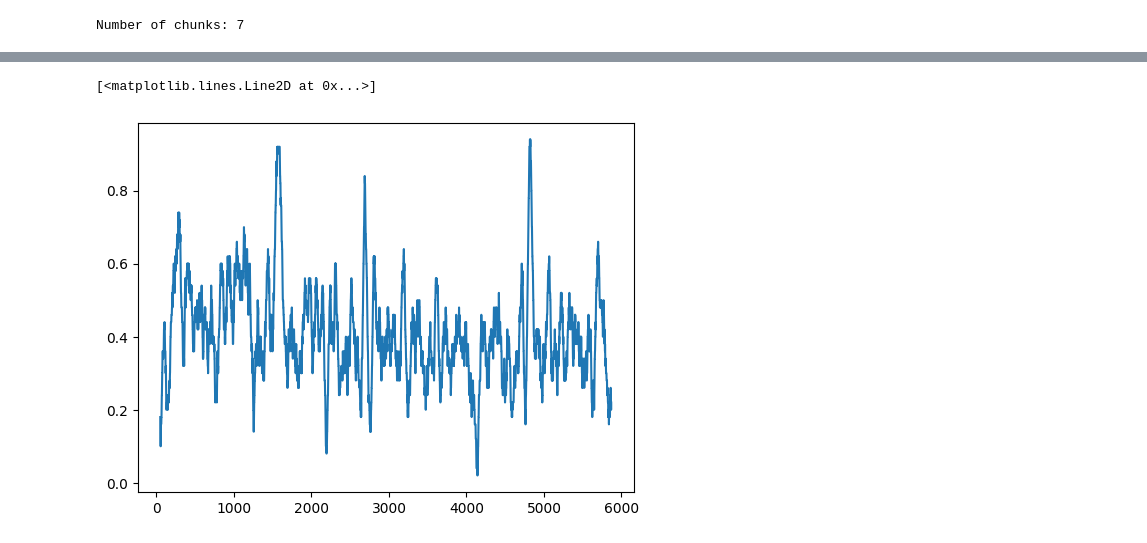
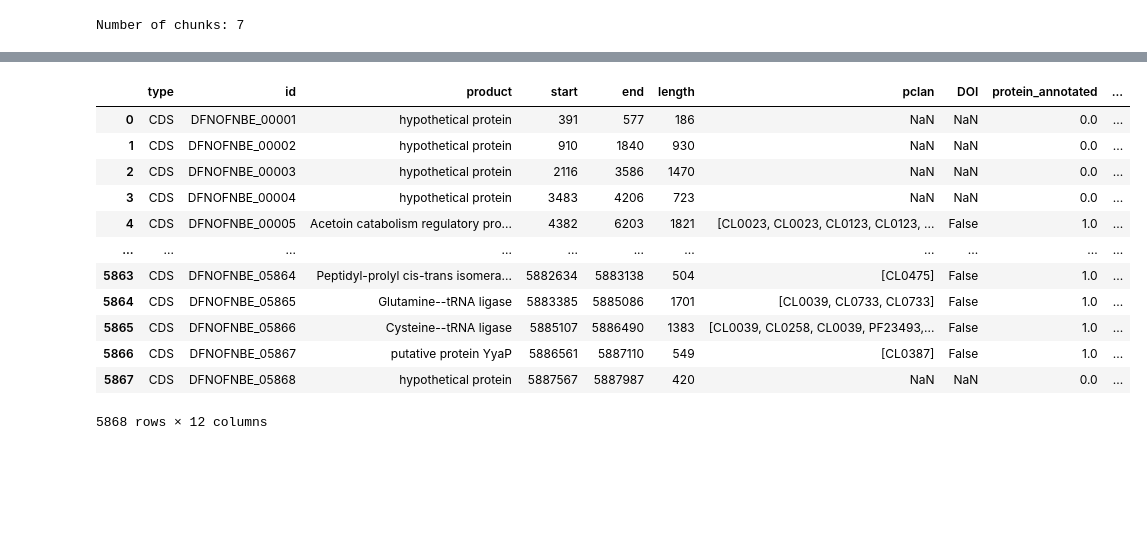
Before and after one commit to khoa-yelo/hyra, a Jupyter notebook: hydra.ipynb, the cells around one changed output, grey strips where cells are left out. Cells and saved outputs as stored; diff of their text form; code cells hidden in the pictures; blank space fills up the shorter version.

```diff
--- a/hydra.ipynb
+++ b/hydra.ipynb
@@ -79,6 +104,9 @@ for chunk in chunked_features:
             "type": feature.type,
             "id": feature.id,
             "product": feature.qualifiers.get("product", [""])[0],
+            "start": feature.location.start,
+            "end": feature.location.end,
+            "length": len(feature),
         })
     chunked_features_parsed.append(chunk_parsed)
 print(f"Number of chunks parsed: {len(chunked_features_parsed)}")
@@ -126,8 +139,16 @@ plt.legend()
-# %%
-# apply moving average to the unannotated column
-window_size = 50
-df_product["unannotated_ma"] = df_product["unannotated"].rolling(window=window_size).mean()
-plt.plot(df_product["unannotated_ma"])
-# %% [output]
-[<matplotlib.lines.Line2D at 0x...>]
-[figure, removed]
+# %%
+df_product
+# %% [output]
+|  | type | id | product | start | end | length | pclan | DOI | protein_annotated | ... |
+| 0 | CDS | DFNOFNBE_00001 | hypothetical protein | 391 | 577 | 186 | NaN | NaN | 0.0 | ... |
+| 1 | CDS | DFNOFNBE_00002 | hypothetical protein | 910 | 1840 | 930 | NaN | NaN | 0.0 | ... |
+| 2 | CDS | DFNOFNBE_00003 | hypothetical protein | 2116 | 3586 | 1470 | NaN | NaN | 0.0 | ... |
+| 3 | CDS | DFNOFNBE_00004 | hypothetical protein | 3483 | 4206 | 723 | NaN | NaN | 0.0 | ... |
+| 4 | CDS | DFNOFNBE_00005 | Acetoin catabolism regulatory pro... | 4382 | 6203 | 1821 | [CL0023, CL0023, CL0123, CL0123, ... | False | 1.0 | ... |
+| ... | ... | ... | ... | ... | ... | ... | ... | ... | ... | ... |
+| 5863 | CDS | DFNOFNBE_05864 | Peptidyl-prolyl cis-trans isomera... | 5882634 | 5883138 | 504 | [CL0475] | False | 1.0 | ... |
+| 5864 | CDS | DFNOFNBE_05865 | Glutamine--tRNA ligase | 5883385 | 5885086 | 1701 | [CL0039, CL0733, CL0733] | False | 1.0 | ... |
+| 5865 | CDS | DFNOFNBE_05866 | Cysteine--tRNA ligase | 5885107 | 5886490 | 1383 | [CL0039, CL0258, CL0039, PF23493,... | False | 1.0 | ... |
+| 5866 | CDS | DFNOFNBE_05867 | putative protein YyaP | 5886561 | 5887110 | 549 | [CL0387] | False | 1.0 | ... |
+| 5867 | CDS | DFNOFNBE_05868 | hypothetical protein | 5887567 | 5887987 | 420 | NaN | NaN | 0.0 | ... |
+5868 rows × 12 columns
```
Also changed, not shown: parts of 13 cells of this notebook, 2 other files.
